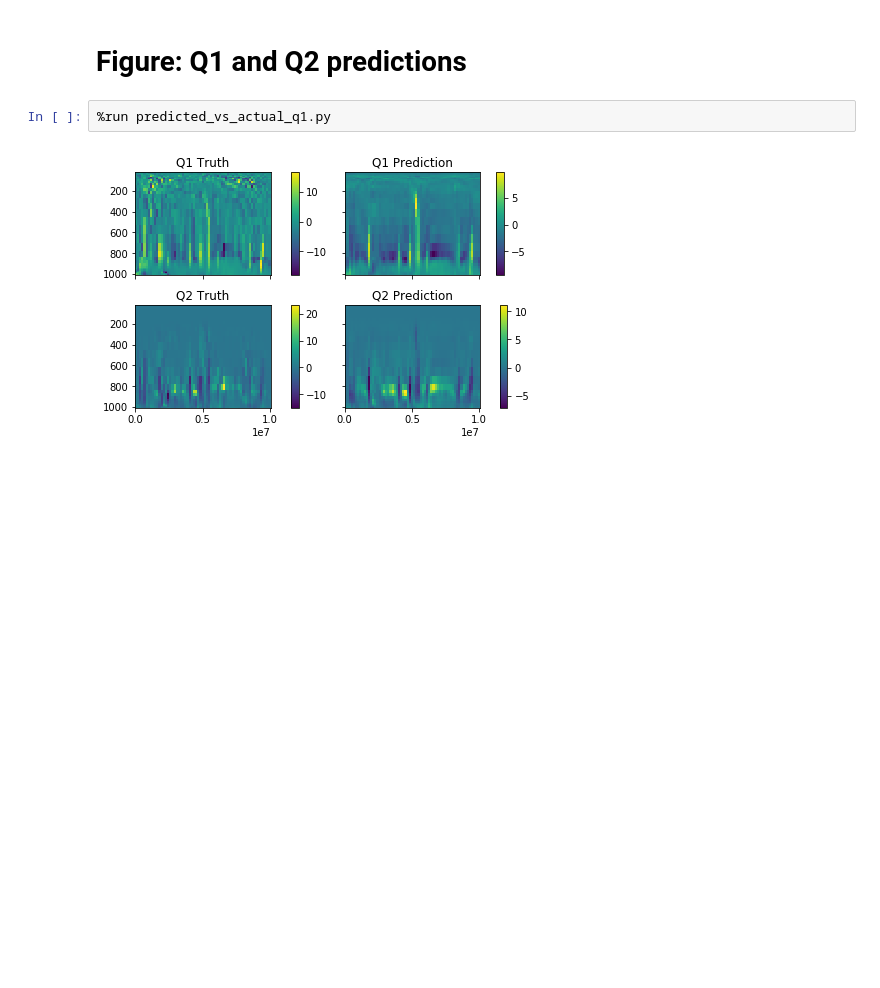
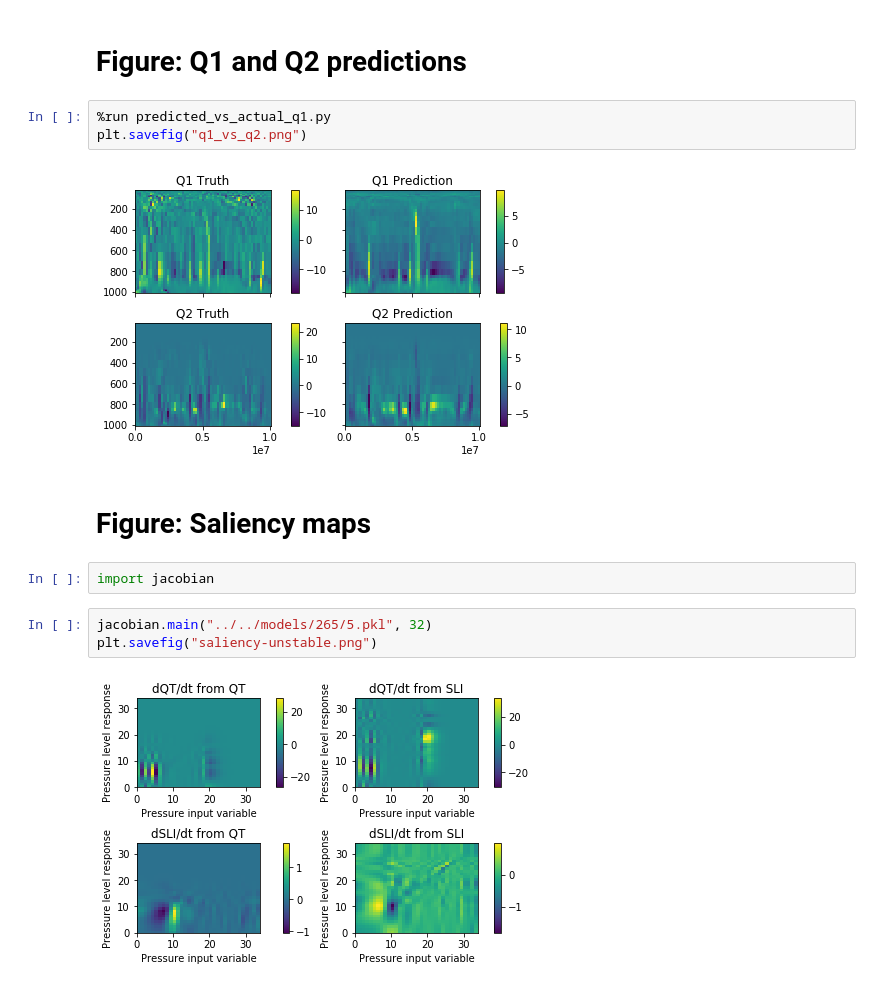
Before and after one commit to nbren12/uwnet, a Jupyter notebook: notebooks/papers/2019-01.ipynb, the cells around one changed output. Drawn from its saved outputs; the diff is of its cells as text; blank space fills up the shorter version.

Commit message:
Add jacobian plots for stable and unstable models

```diff
--- a/notebooks/papers/2019-01.ipynb
+++ b/notebooks/papers/2019-01.ipynb
@@ -8,5 +9,15 @@
 # Figure: Q1 and Q2 predictions
 # %%
 %run predicted_vs_actual_q1.py
+plt.savefig("q1_vs_q2.png")
 # %% [output]
 [figure]
+# %% [markdown]
+# Figure: Saliency maps
+# %%
+import jacobian
+# %%
+jacobian.main("../../models/265/5.pkl", 32)
+plt.savefig("saliency-unstable.png")
+# %% [output]
+[figure, added]
```
Also changed, not shown: parts of 2 cells of this notebook, 4 other files.
